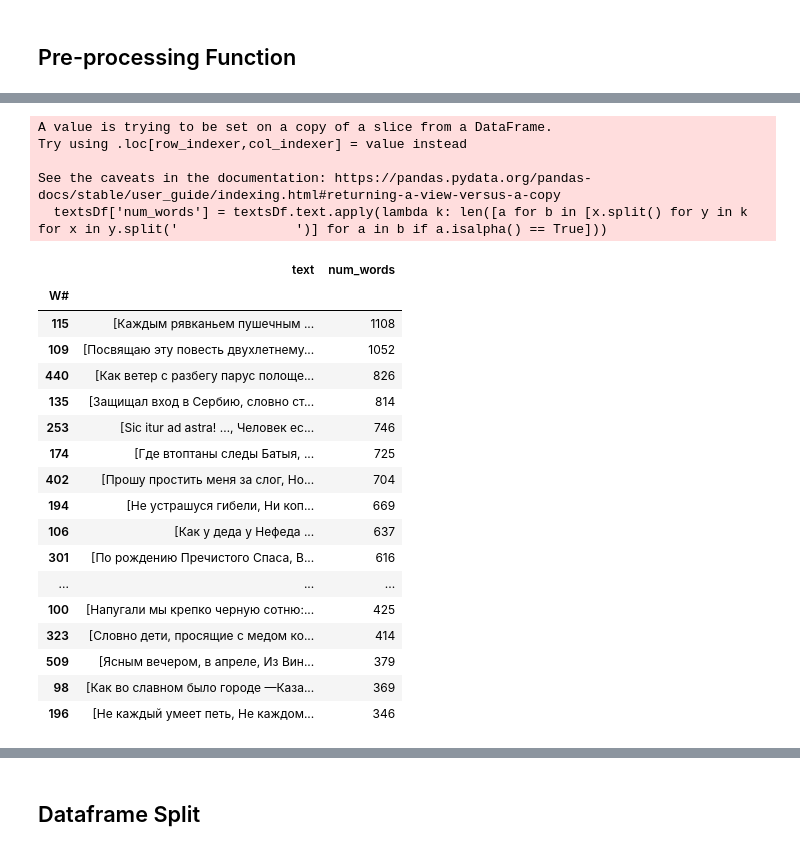
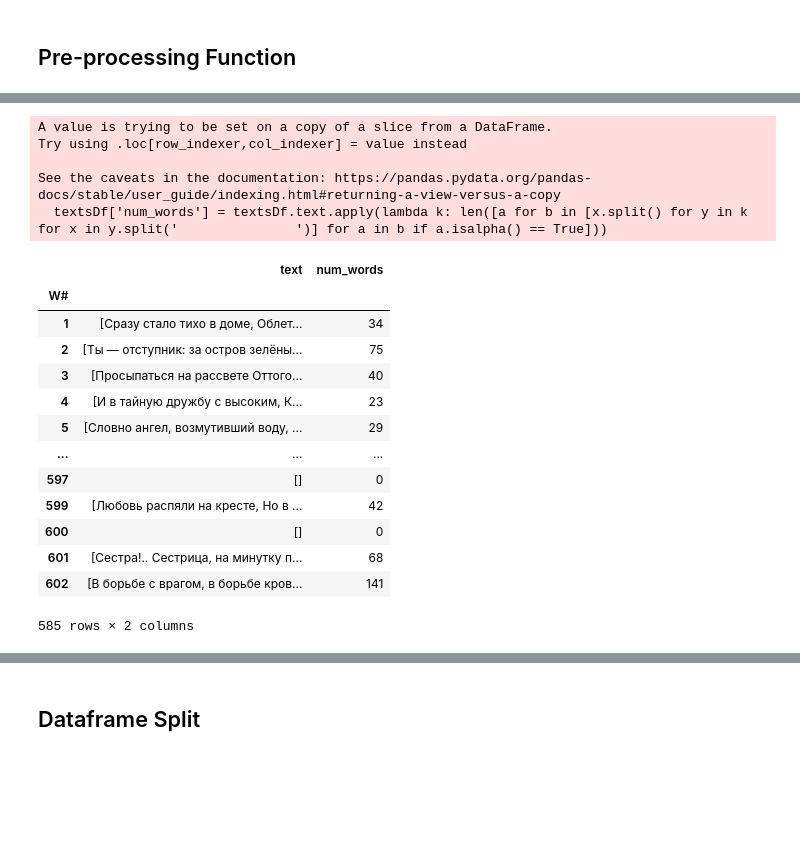
Before and after one commit to kollektivminds/mpgrr, a Jupyter notebook: maprr_intro.ipynb, the cells around one changed output, grey strips where cells are left out. Cells and saved outputs as stored; diff of their text form; code cells hidden in the pictures; blank space fills up the shorter version.

```diff
--- a/maprr_intro.ipynb
+++ b/maprr_intro.ipynb
@@ -165,28 +343,24 @@ libDf.sample(5)
 # %%
 textsDf = libDf[['text']]
 textsDf['num_words'] = textsDf.text.apply(lambda k: len([a for b in [x.split() for y in k for x in y.split('               ')] for a in b if a.isalpha() == True]))
-textsDf.sort_values('num_words', ascending=False).head(20)
+textsDf#.sort_values('num_words', ascending=False)
 # %% [output]
 A value is trying to be set on a copy of a slice from a DataFrame.
 Try using .loc[row_indexer,col_indexer] = value instead
 
 See the caveats in the documentation: https://pandas.pydata.org/pandas-docs/stable/user_guide/indexing.html#returning-a-view-versus-a-copy
   textsDf['num_words'] = textsDf.text.apply(lambda k: len([a for b in [x.split() for y in k for x in y.split('               ')] for a in b if a.isalpha() == True]))
 |  | text | num_words |
 | W# |  |  |
-| 115 | [Каждым рявканьем пушечным ... | 1108 |
-| 109 | [Посвящаю эту повесть двухлетнему... | 1052 |
-| 440 | [Как ветер с разбегу парус полоще... | 826 |
-| 135 | [Защищал вход в Сербию, словно ст... | 814 |
-| 253 | [Sic itur ad astra! …, Человек ес... | 746 |
-| 174 | [Где втоптаны следы Батыя, ... | 725 |
-| 402 | [Прошу простить меня за слог, Но... | 704 |
-| 194 | [Не устрашуся гибели, Ни коп... | 669 |
-| 106 | [Как у деда у Нефеда ... | 637 |
-| 301 | [По рождению Пречистого Спаса, В... | 616 |
+| 1 | [Сразу стало тихо в доме, Облет... | 34 |
+| 2 | [Ты — отступник: за остров зелёны... | 75 |
+| 3 | [Просыпаться на рассвете Оттого... | 40 |
+| 4 | [И в тайную дружбу с высоким, К... | 23 |
+| 5 | [Словно ангел, возмутивший воду, ... | 29 |
 | ... | ... | ... |
-| 100 | [Напугали мы крепко черную сотню:... | 425 |
-| 323 | [Словно дети, просящие с медом ко... | 414 |
-| 509 | [Ясным вечером, в апреле, Из Вин... | 379 |
-| 98 | [Как во славном было городе —Каза... | 369 |
-| 196 | [Не каждый умеет петь, Не каждом... | 346 |
+| 597 | [] | 0 |
+| 599 | [Любовь распяли на кресте, Но в ... | 42 |
+| 600 | [] | 0 |
+| 601 | [Сестра!.. Сестрица, на минутку п... | 68 |
+| 602 | [В борьбе с врагом, в борьбе кров... | 141 |
+585 rows × 2 columns
```
Also changed, not shown: parts of 14 cells of this notebook, 2 other files.
